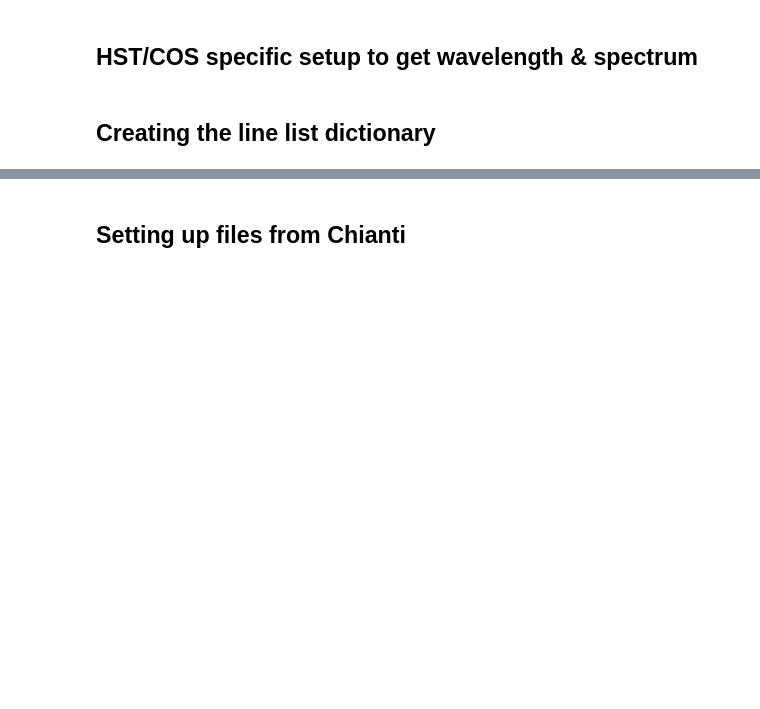
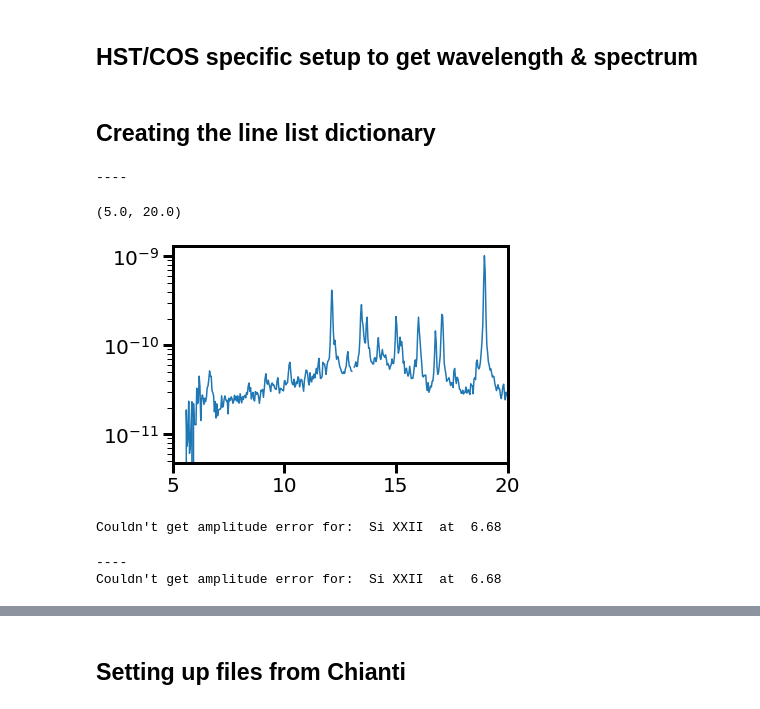
Before and after one commit to afeinstein20/cos_flares, a Jupyter notebook: notebooks/hdl_dem.ipynb, the cells around one changed output, grey strips where cells are left out. Saved outputs shown, nothing was run; the diff lists cells and outputs as text; code cells hidden in the pictures; blank space fills up the shorter version.

```diff
--- a/notebooks/hdl_dem.ipynb
+++ b/notebooks/hdl_dem.ipynb
@@ -94,7 +135,60 @@ mean_quiexcent_err = np.sqrt(np.nansum(fwc.flux_err[mq]**2, axis=0))/len(fwc.flu
 # %%
-aumic_linelist = setup_linelist(fwc.wavelength[0], # wavelength array
-                                mean_quiescent,    # spectrum
-                                mean_quiexcent_err,# spectrum error
-                                line_table,        # table of ions
-                                distance, distanceErr, # distance & error
-                                radius, radiusErr) # stellar radius & error
+aumic_linelist_q = setup_linelist(fwc.wavelength[0], # wavelength array
+                                    mean_quiescent,    # spectrum
+                                    mean_quiexcent_err,# spectrum error
+                                    line_table,        # table of ions
+                                    distance, distanceErr, # distance & error
+                                    radius, radiusErr) # stellar radius & error
+print('----')
+aumic_linelist_f = setup_linelist(fwc.wavelength[0], # wavelength array
+                                    mean_flare,    # spectrum
+                                    mean_flare_err,# spectrum error
+                                    line_table,        # table of ions
+                                    distance, distanceErr, # distance & error
+                                    radius, radiusErr) # stellar radius & error
+# %% [output]
+----
+# %%
+xmm = fits.open('xmm_averaged.FTZ')
+xmm_wavelength = xmm[1].data['CHANNEL']
+xmm_spectra = xmm[1].data['FLUX']
+xmm_err = xmm[1].data['ERROR']
+
+area = Table.read('effective_area.csv')
+E = ((const.h*const.c)/(xmm_wavelength*units.AA)).to(units.keV)
+
+q = (E.value>area['E_kev'][0]) & (E.value<area['E_kev'][-1])
+sub = E[q]
+interp_area = interp1d(area['E_kev'], area['Ae'])
+
+Texp = (4400*28)*units.s
+Ae=100*units.cm**2
+xmm_spectra = (((xmm_spectra[q]*units.erg)/Ae/Texp)).value
+xmm_err = (xmm_err[q]/Ae/Texp).value
+# %%
+plt.plot(xmm_wavelength[q], xmm_spectra)
+plt.yscale('log')
+plt.xlim(5,20)
+# %% [output]
+(5.0, 20.0)
+[figure, added]
+# %%
+aumic_linelist_xq = setup_linelist(xmm_wavelength[q], # wavelength array
+                                   xmm_spectra,    # spectrum
+                                   xmm_err,# spectrum error
+                                    line_table,        # table of ions
+                                    distance, distanceErr, # distance & error
+                                    radius, radiusErr, # stellar radius & error
+                                   xray=True, scaling=1e-12)
+print('----')
+aumic_linelist_xf = setup_linelist(xmm_wavelength[q], # wavelength array
+                                   xmm_spectra*5,    # spectrum
+                                   xmm_err,# spectrum error
+                                    line_table,        # table of ions
+                                    distance, distanceErr, # distance & error
+                                    radius, radiusErr, # stellar radius & error
+                                   xray=True, scaling=1e-12)
+# %% [output]
+Couldn't get amplitude error for:  Si XXII  at  6.68
+----
+Couldn't get amplitude error for:  Si XXII  at  6.68
```
Also changed, not shown: parts of 43 cells of this notebook, 1 other file.
